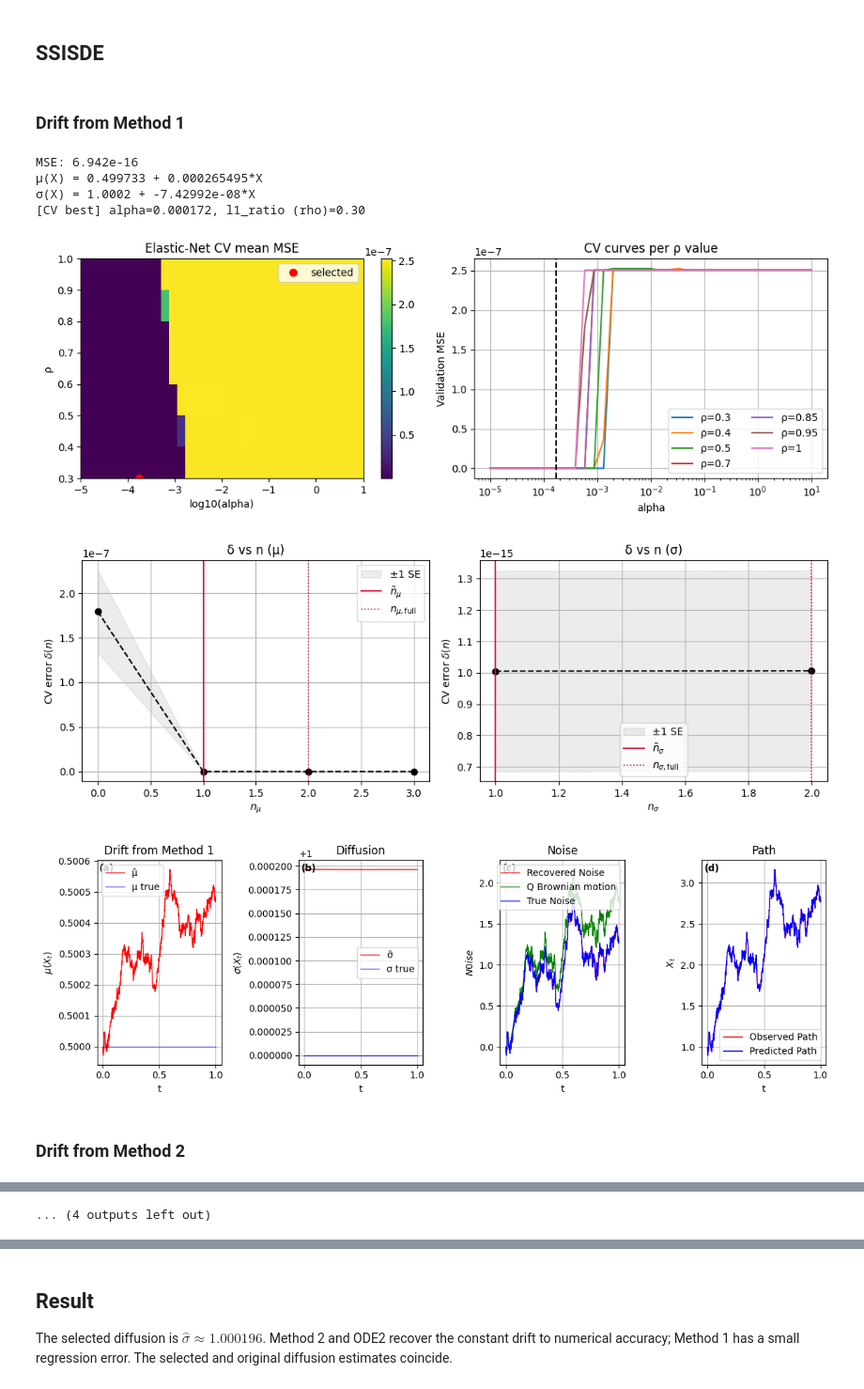
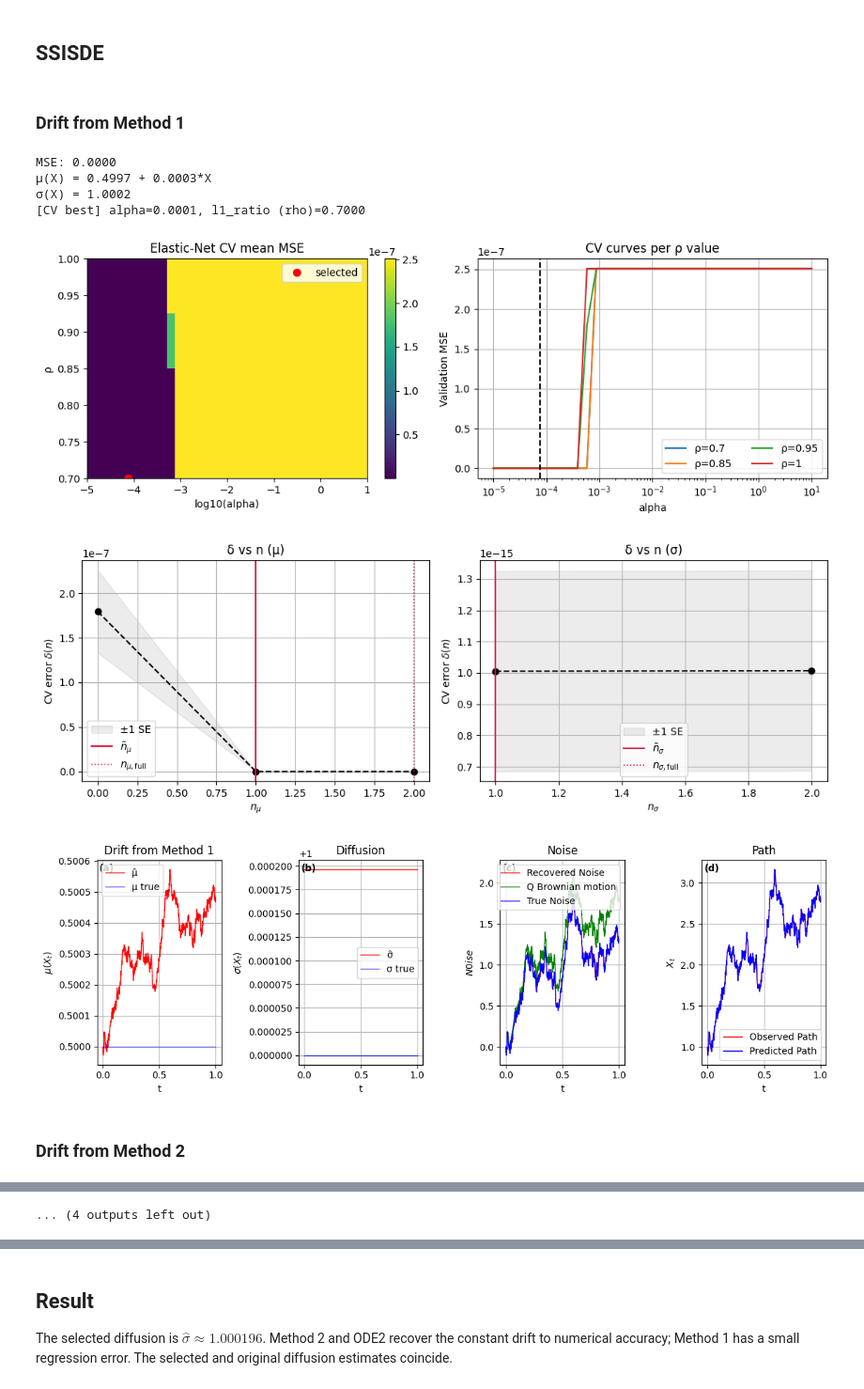
Before and after one commit to munawarali93/SSISDE, a Jupyter notebook: experiments/constant/Stochastic_SINDy_constant.ipynb, the cells around one changed output, grey strips where cells are left out. Shown at 94% size. Drawn from its saved outputs; the diff is of its cells as text; code cells hidden in the pictures.

```diff
--- a/experiments/constant/Stochastic_SINDy_constant.ipynb
+++ b/experiments/constant/Stochastic_SINDy_constant.ipynb
@@ -202,7 +202,7 @@ for method_name, recovered_drift in recovered_drifts.items():
         pen="elasticnet",
         use_cv=True, k=7,
         alphas=np.geomspace(1e-5, 1e1, 35),
-        rhos=[0.3, 0.4, 0.5, 0.7, 0.85, 0.95, 1.0],
+        rhos=[0.7, 0.85, 0.95, 1.0],
         use_1se=True,
     )
     with threadpool_limits(limits=1):
@@ -219,40 +219,42 @@ for method_name, recovered_drift in recovered_drifts.items():
     )
     mu_fit = identifier_method.mu(S)
     sigma_fit = identifier_method.si(S)
     ssisde_comparison[method_name] = {
         "input_drift_rmse": float(np.sqrt(np.mean((recovered_drift - mu_exact)**2))),
         "noise_rmse": float(np.sqrt(np.mean((BP_method - W)**2))),
         "drift_rmse": float(np.sqrt(np.mean((mu_fit - mu_exact)**2))),
         "diffusion_rmse": float(np.sqrt(np.mean((sigma_fit - sigma_exact)**2))),
         "increment_mse": identifier_method.mse,
         "mu": identifier_method._fmt_poly(identifier_method.mu_c),
         "sigma": identifier_method._fmt_poly(identifier_method.si_c),
+        "mu_coefficients": identifier_method.mu_c.tolist(),
+        "sigma_coefficients": identifier_method.si_c.tolist(),
         "alpha": identifier_method.best_a,
         "rho": identifier_method.best_r,
     }
     comparison_paths[f"BP_{method_key}"] = BP_method
     comparison_paths[f"input_drift_{method_key}"] = recovered_drift
     comparison_paths[f"mu_fit_{method_key}"] = mu_fit
     comparison_paths[f"sigma_fit_{method_key}"] = sigma_fit
 
 (RESULTS / "ssisde_comparison.json").write_text(json.dumps(ssisde_comparison, indent=2, allow_nan=False))
 np.savez_compressed(RESULTS / "ssisde_comparison_paths.npz", S=S, BQ=BQ, W=W,
                     mu_exact=mu_exact, sigma_exact=sigma_exact, sigma_pred=sigma_pred,
                     dt=dt, **comparison_paths)
 rows = ["| Noise from | Noise RMSE | SSISDE drift RMSE | SSISDE diffusion RMSE |",
         "|---|---:|---:|---:|"]
 for method_name, values in ssisde_comparison.items():
-    rows.append(f"| {method_name} | {values['noise_rmse']:.6g} | "
-                f"{values['drift_rmse']:.6g} | {values['diffusion_rmse']:.6g} |")
+    rows.append(f"| {method_name} | {values['noise_rmse']:.4f} | "
+                f"{values['drift_rmse']:.4f} | {values['diffusion_rmse']:.4f} |")
 display(Markdown("\n".join(rows)))
 identifier = identifiers["Method 1"]
 # %% [output]
 ### Drift from Method 1
-MSE: 6.942e-16
-μ(X) = 0.499733 + 0.000265495*X
-σ(X) = 1.0002 + -7.42992e-08*X
-[CV best] alpha=0.000172, l1_ratio (rho)=0.30
+MSE: 0.0000
+μ(X) = 0.4997 + 0.0003*X
+σ(X) = 1.0002
+[CV best] alpha=0.0001, l1_ratio (rho)=0.7000
-[figure, old version]
+[figure, new version]
-[figure, old version]
+[figure, new version]
 [figure]
 ### Drift from Method 2
```
Also changed, not shown: parts of 4 cells of this notebook, 27 other files.
